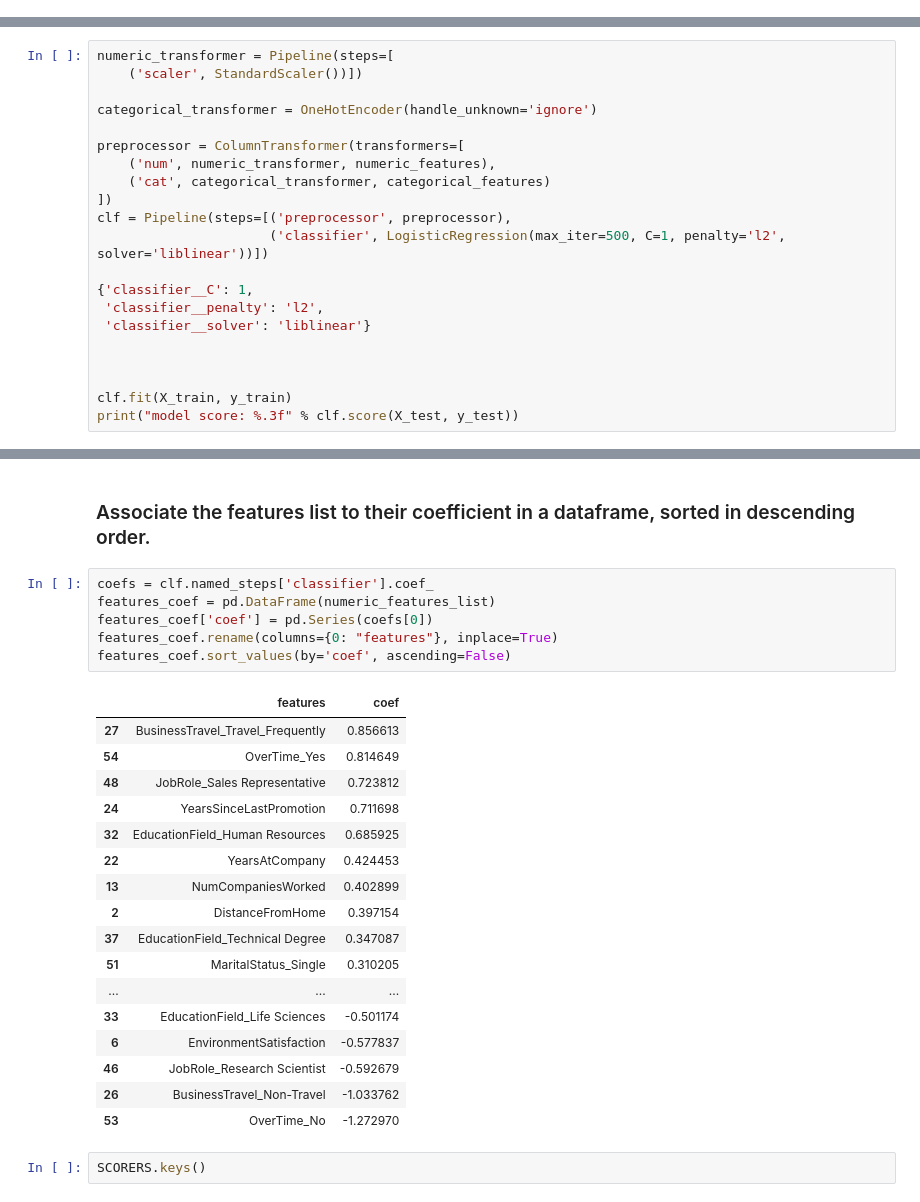
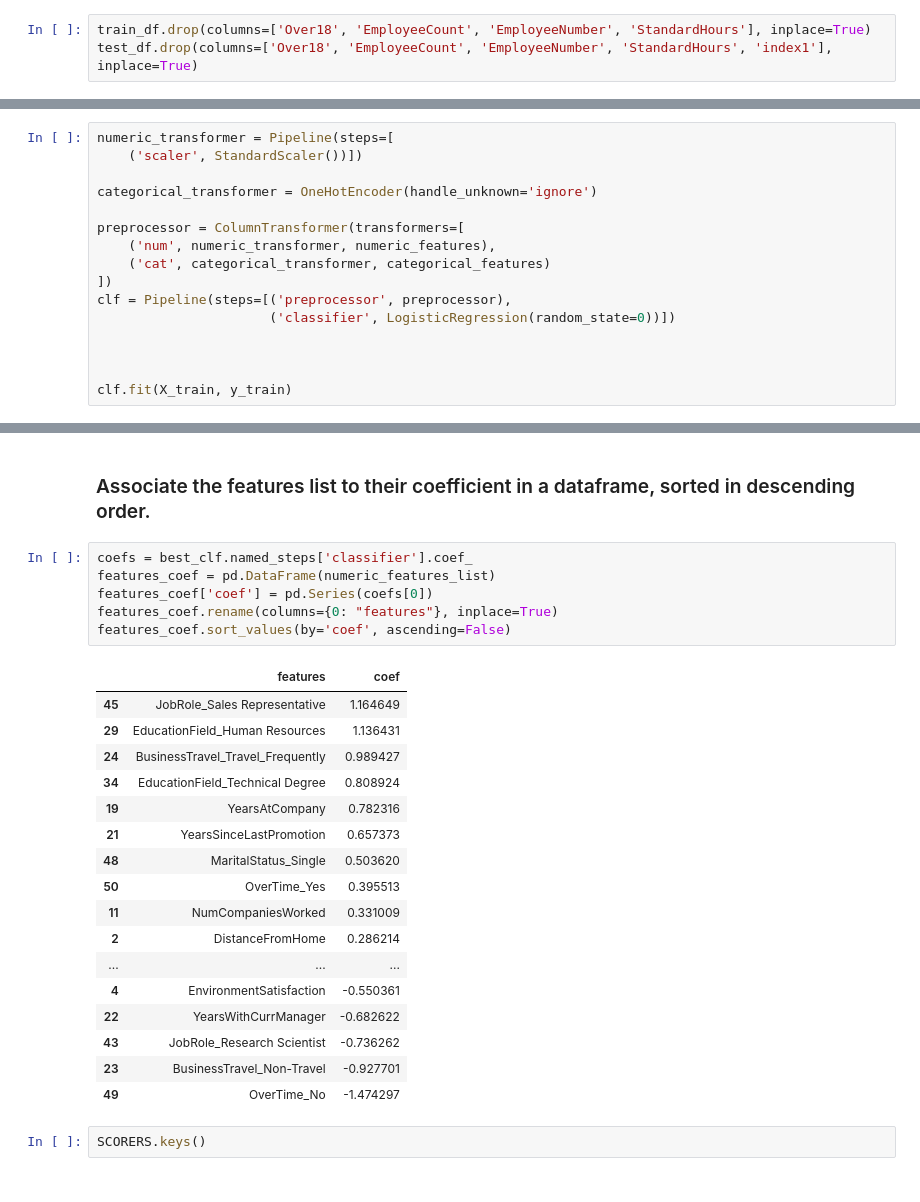
Before and after one commit to ATelders/turn_over, a Jupyter notebook: notebooks/2021-04-14-at-cs-logistic_regression.ipynb, the cells around one changed output, grey strips where cells are left out. Cells and saved outputs as stored; diff of their text form.

```diff
--- a/notebooks/2021-04-14-at-cs-logistic_regression.ipynb
+++ b/notebooks/2021-04-14-at-cs-logistic_regression.ipynb
@@ -22,3 +50,6 @@ test_df = pd.read_csv("../data/01_raw/attrition_test.csv")
+# %%
+train_df.drop(columns=['Over18', 'EmployeeCount', 'EmployeeNumber', 'StandardHours'], inplace=True)
+test_df.drop(columns=['Over18', 'EmployeeCount', 'EmployeeNumber', 'StandardHours', 'index1'], inplace=True)
 # %% [markdown]
 ### Get info about column names, missing values and Dtype
 # %%
@@ -87,14 +148,9 @@ preprocessor = ColumnTransformer(transformers=[
     ('cat', categorical_transformer, categorical_features)
 ])
 clf = Pipeline(steps=[('preprocessor', preprocessor),
-                      ('classifier', LogisticRegression(max_iter=500, C=1, penalty='l2', solver='liblinear'))])
-
-{'classifier__C': 1,
- 'classifier__penalty': 'l2',
- 'classifier__solver': 'liblinear'}
+                      ('classifier', LogisticRegression(random_state=0))])
 
 
 
 clf.fit(X_train, y_train)
-print("model score: %.3f" % clf.score(X_test, y_test))
 # %% [output]
@@ -108,29 +200,29 @@ numeric_features_list.extend(onehot_columns)
 # %% [markdown]
 ### Associate the features list to their coefficient in a dataframe, sorted in descending order.
 # %%
-coefs = clf.named_steps['classifier'].coef_
+coefs = best_clf.named_steps['classifier'].coef_
 features_coef = pd.DataFrame(numeric_features_list)
 features_coef['coef'] = pd.Series(coefs[0])
 features_coef.rename(columns={0: "features"}, inplace=True)
 features_coef.sort_values(by='coef', ascending=False)
 # %% [output]
 |  | features | coef |
-| 27 | BusinessTravel_Travel_Frequently | 0.856613 |
-| 54 | OverTime_Yes | 0.814649 |
-| 48 | JobRole_Sales Representative | 0.723812 |
-| 24 | YearsSinceLastPromotion | 0.711698 |
-| 32 | EducationField_Human Resources | 0.685925 |
-| 22 | YearsAtCompany | 0.424453 |
-| 13 | NumCompaniesWorked | 0.402899 |
-| 2 | DistanceFromHome | 0.397154 |
-| 37 | EducationField_Technical Degree | 0.347087 |
-| 51 | MaritalStatus_Single | 0.310205 |
+| 45 | JobRole_Sales Representative | 1.164649 |
+| 29 | EducationField_Human Resources | 1.136431 |
+| 24 | BusinessTravel_Travel_Frequently | 0.989427 |
+| 34 | EducationField_Technical Degree | 0.808924 |
+| 19 | YearsAtCompany | 0.782316 |
+| 21 | YearsSinceLastPromotion | 0.657373 |
+| 48 | MaritalStatus_Single | 0.503620 |
+| 50 | OverTime_Yes | 0.395513 |
+| 11 | NumCompaniesWorked | 0.331009 |
+| 2 | DistanceFromHome | 0.286214 |
 | ... | ... | ... |
-| 33 | EducationField_Life Sciences | -0.501174 |
-| 6 | EnvironmentSatisfaction | -0.577837 |
-| 46 | JobRole_Research Scientist | -0.592679 |
-| 26 | BusinessTravel_Non-Travel | -1.033762 |
-| 53 | OverTime_No | -1.272970 |
+| 4 | EnvironmentSatisfaction | -0.550361 |
+| 22 | YearsWithCurrManager | -0.682622 |
+| 43 | JobRole_Research Scientist | -0.736262 |
+| 23 | BusinessTravel_Non-Travel | -0.927701 |
+| 49 | OverTime_No | -1.474297 |
 # %%
 SCORERS.keys()
 # %% [output]
```
Also changed, not shown: parts of 32 cells of this notebook.
